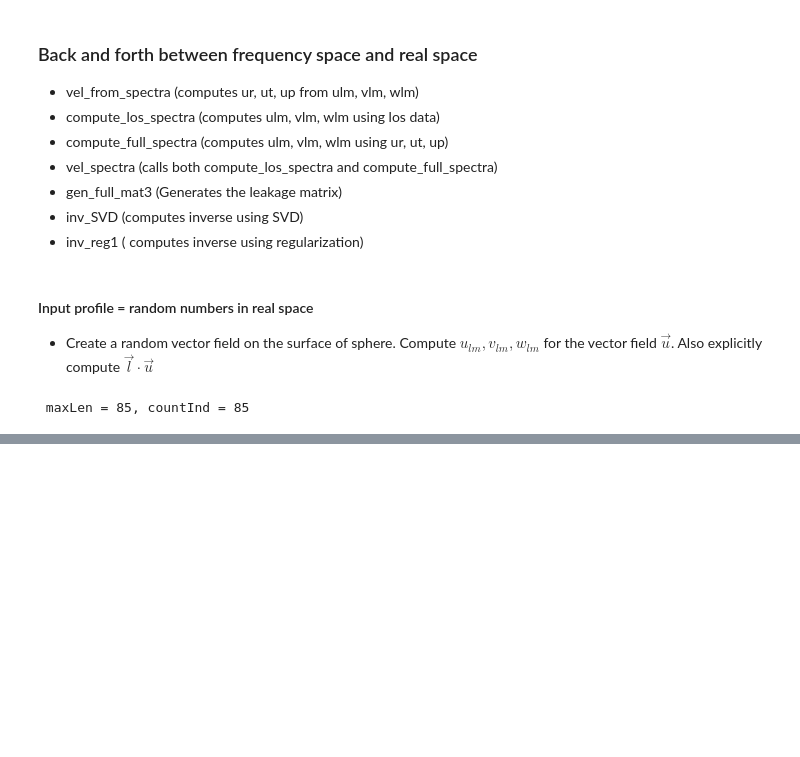
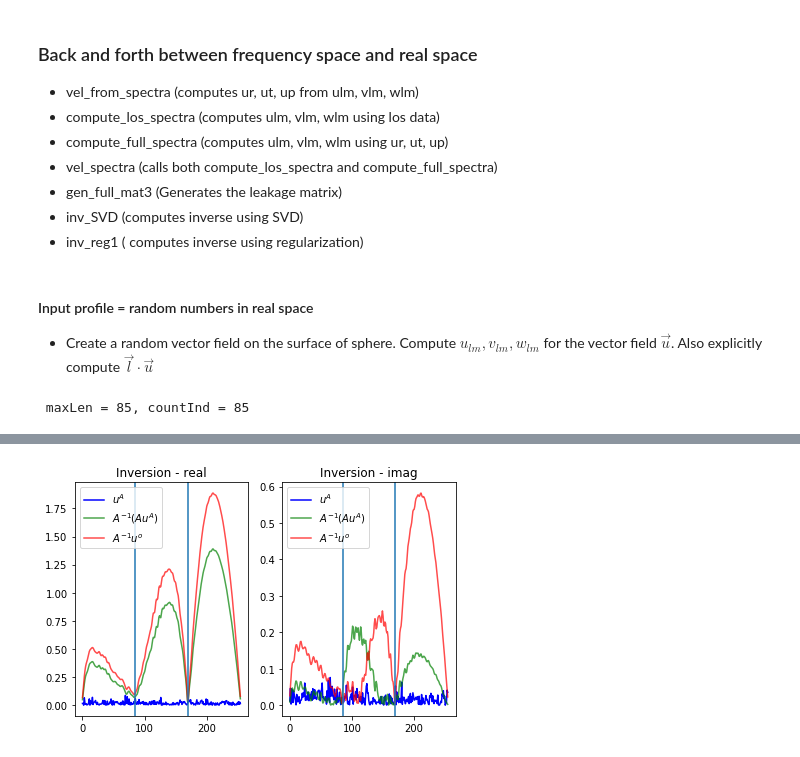
Before and after one commit to samarth-kashyap/dopplervel, a Jupyter notebook: global_inversion2.ipynb, the cells around one changed output, grey strips where cells are left out. Saved outputs shown, nothing was run; the diff lists cells and outputs as text; code cells hidden in the pictures; blank space fills up the shorter version.

```diff
--- a/global_inversion2.ipynb
+++ b/global_inversion2.ipynb
@@ -325,13 +325,13 @@ def gen_full_mat3_real(t, lmax, theta):
 def inv_SVD(A, svdlim):
     u, s, v = np.linalg.svd(A, full_matrices=False)
     sinv = s**-1
-#    '''
+    '''
     plt.figure()
     plt.semilogy(sinv, '.')
     plt.axhline(y=svdlim)
     plt.title("Singular values")
     plt.show()
-#    '''
+    '''
     sinv[sinv/sinv[0] > svdlim] = 0.0#svdlim
 #    return np.dot( v.transpose().conjugate(), np.dot(np.diag(sinv), u.transpose().conjugate()))
     return np.dot( v.transpose(), np.dot(np.diag(sinv), u.transpose()))
@@ -340,6 +340,13 @@ def inv_reg1(A, regparam):
     Ashape = A.shape[0];
 #    return np.linalg.inv(A.transpose().conjugate().dot(A) + regparam * np.identity(Ashape)).dot(A.transpose().conjugate())
     return np.linalg.inv(A.transpose().dot(A) + regparam * np.identity(Ashape)).dot(A.transpose())
+
+def inv_reg2(A, regparam):
+    reg2 = 2*np.identity(A.shape[0])
+    offd2 = -1*np.identity(A.shape[0]-1)
+    reg2[1:, :-1] += offd2
+    reg2[:-1, 1:] += offd2
+    return np.linalg.inv(A.transpose().dot(A) + regparam * reg2.transpose().dot(reg2)).dot(A.transpose())
 # %%
 def vel_from_spectra_allt(ulm, vlm, wlm, thSize, phSize, lmax):
     theta = np.linspace(1e-5, pi-1e-5, thSize)
@@ -474,8 +481,8 @@ minVal = 1e-5
 thF = np.linspace(minVal, pi-minVal, 2*thSize).reshape(2*thSize, 1)
 theta = thF[thF<pi/2]
 urIP = 10*(np.random.rand(2*thSize, thSize) - 0.5)
-utIP = 100*(np.random.rand(2*thSize, thSize) - 0.5)* np.sin(thF)
-upIP = 1000*(np.random.rand(2*thSize, thSize) - 0.5)* np.sin(thF)
+utIP = 10*(np.random.rand(2*thSize, thSize) - 0.5)* np.sin(thF)
+upIP = 10*(np.random.rand(2*thSize, thSize) - 0.5)* np.sin(thF)
 velIP = urIP, utIP, upIP
 
 ulm, vlm, wlm, ulmA, vlmA, wlmA = vel_spectra(velIP, thSize, minVal, lmax, t)
@@ -492,7 +499,7 @@ np.savez_compressed("mat_new.npz", A=Afull, t=t, lmax=lmax, theta=theta)
 
 uop2 = Afull.dot(uA)
 #uA = np.concatenate((ulmA*10, vlmA/2, wlmA/3), axis=0)
-AinvFull = inv_reg1(Afull, 1e-3)
+AinvFull = inv_reg2(Afull, 1e-1)
 #AinvFull = inv_SVD(Afull, 1e3)
 uInverted = AinvFull.dot(uop)
 uInverted2 = AinvFull.dot(uop2)# * (1 + 0.05*np.random.rand()))
@@ -547,0 +553 @@ plt.show()
+[figure, added]
```
Also changed, not shown: parts of 8 cells of this notebook, 15 other files.
